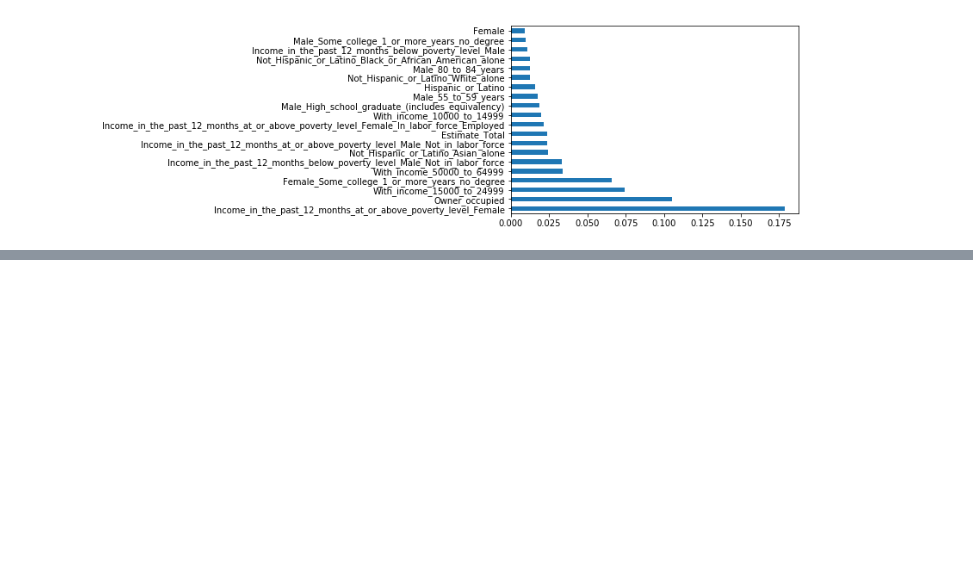
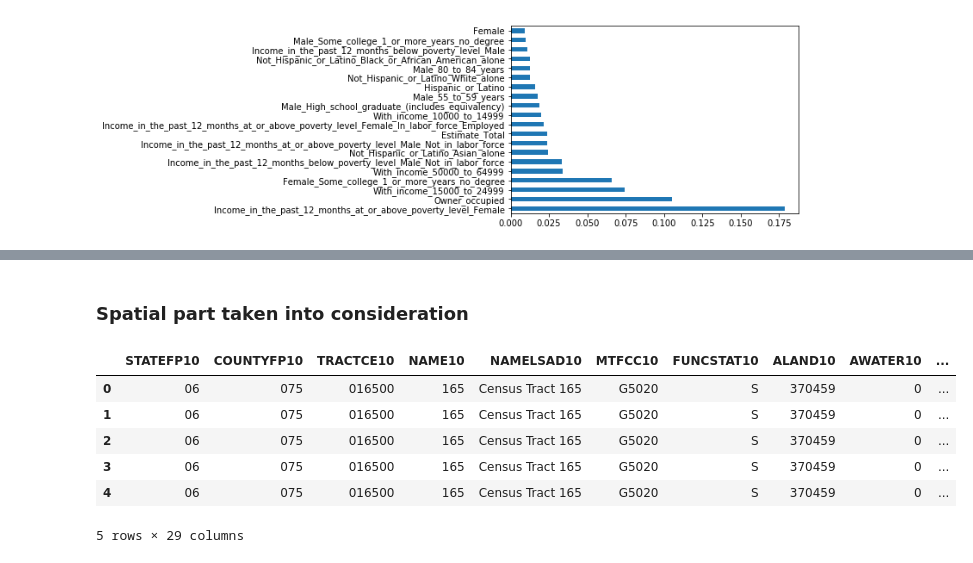
Before and after one commit to zhiwei-kou/sf-crime, a Jupyter notebook: code/python_modeling/0_Load_Spatial_Data_and_create_with_R.ipynb, the cells around one changed output, grey strips where cells are left out. Saved outputs shown, nothing was run; the diff lists cells and outputs as text; code cells hidden in the pictures; blank space fills up the shorter version.

```diff
--- a/code/python_modeling/0_Load_Spatial_Data_and_create_with_R.ipynb
+++ b/code/python_modeling/0_Load_Spatial_Data_and_create_with_R.ipynb
@@ -393,0 +441,3 @@ feat_importances.nlargest(20).plot(kind='barh')
+# %%
+yearly_agg_data = addtl_data[['year','GEOID','N','N_calls_311']].groupby(['year','GEOID']).sum().reset_index()
+yearly_agg_data.head(5)
@@ -393,0 +552,13 @@ feat_importances.nlargest(20).plot(kind='barh')
+# %% [markdown]
+### Spatial part taken into consideration
+# %%
+spatial_census = pd.merge(shapefile, yearly_data2, left_on='GEOID10', right_on='GEOID', how='inner')
+spatial_census.head(5)
+# %% [output]
+|  | STATEFP10 | COUNTYFP10 | TRACTCE10 | NAME10 | NAMELSAD10 | MTFCC10 | FUNCSTAT10 | ALAND10 | AWATER10 | ... |
+| 0 | 06 | 075 | 016500 | 165 | Census Tract 165 | G5020 | S | 370459 | 0 | ... |
+| 1 | 06 | 075 | 016500 | 165 | Census Tract 165 | G5020 | S | 370459 | 0 | ... |
+| 2 | 06 | 075 | 016500 | 165 | Census Tract 165 | G5020 | S | 370459 | 0 | ... |
+| 3 | 06 | 075 | 016500 | 165 | Census Tract 165 | G5020 | S | 370459 | 0 | ... |
+| 4 | 06 | 075 | 016500 | 165 | Census Tract 165 | G5020 | S | 370459 | 0 | ... |
+5 rows × 29 columns
```
Also changed, not shown: parts of 16 cells of this notebook.
